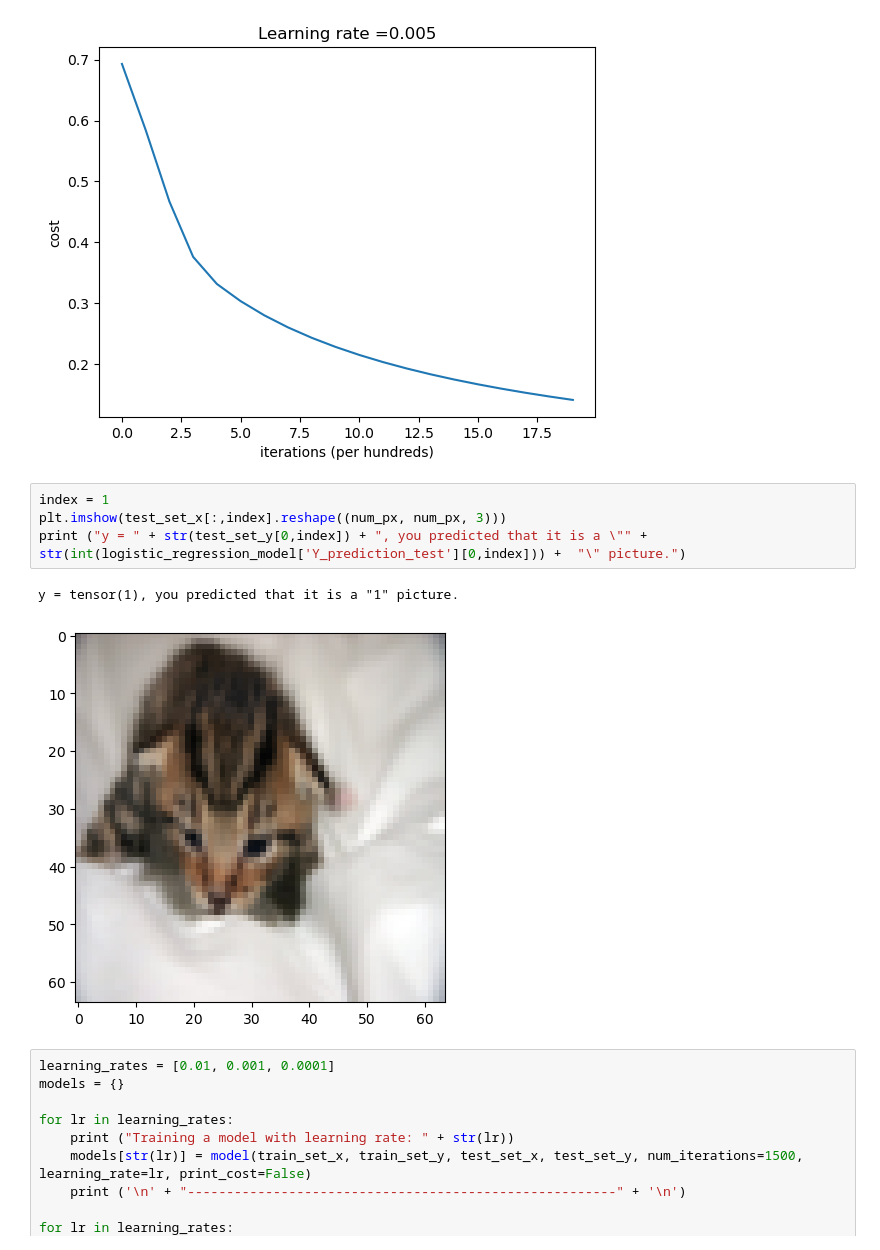
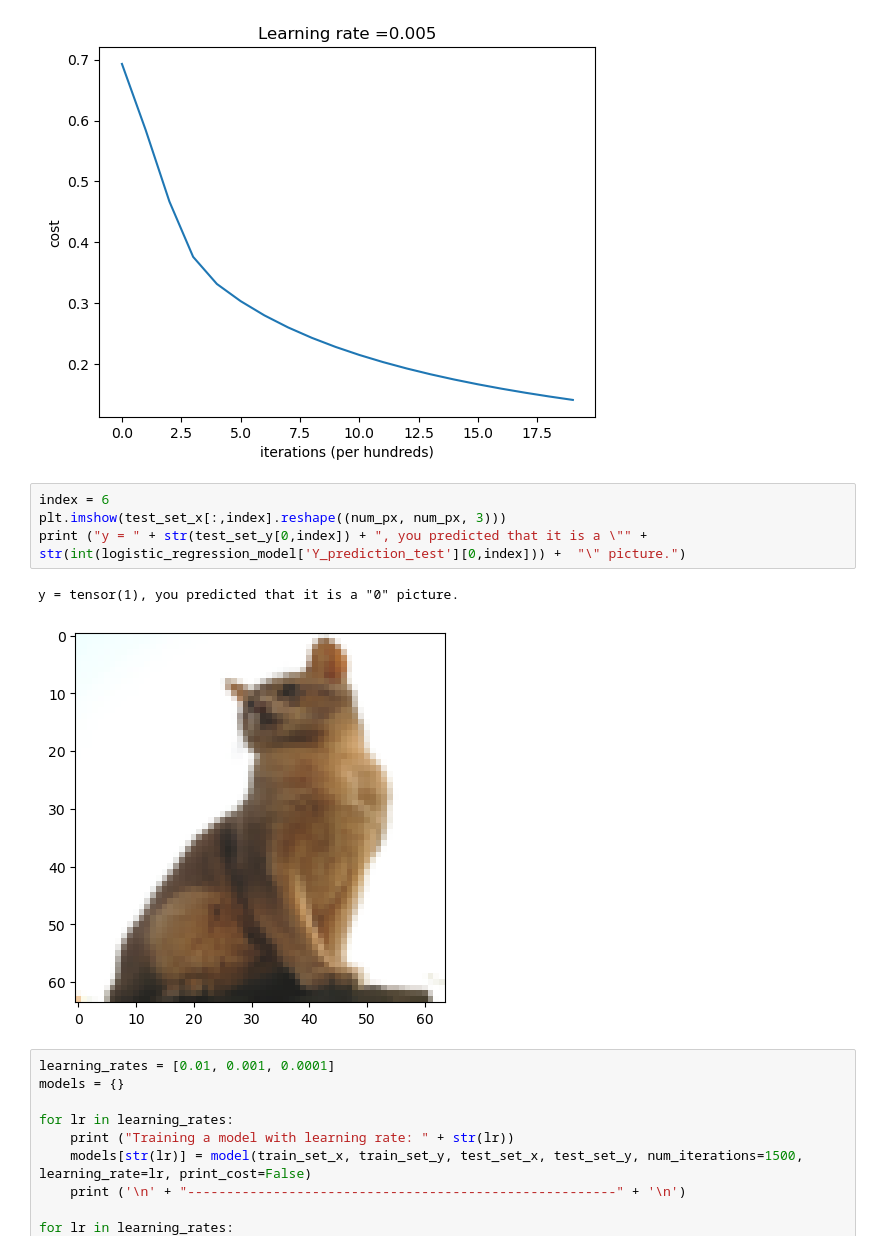
Before and after one commit to caestrada/Deep-Learning-Specialization, a Jupyter notebook: practice-02/logistic-regression-pytorch-1.ipynb, the cells around one changed output. Cells and saved outputs as stored; diff of their text form.

```diff
--- a/practice-02/logistic-regression-pytorch-1.ipynb
+++ b/practice-02/logistic-regression-pytorch-1.ipynb
@@ -278,12 +284,12 @@ plt.show()
 # %% [output]
 [figure]
 # %%
-index = 1
+index = 6
 plt.imshow(test_set_x[:,index].reshape((num_px, num_px, 3)))
 print ("y = " + str(test_set_y[0,index]) + ", you predicted that it is a \"" + str(int(logistic_regression_model['Y_prediction_test'][0,index])) +  "\" picture.")
 # %% [output]
-y = tensor(1), you predicted that it is a "1" picture.
+y = tensor(1), you predicted that it is a "0" picture.
-[figure, old version]
+[figure, new version]
 # %%
 learning_rates = [0.01, 0.001, 0.0001]
 models = {}
```
Also changed, not shown: parts of 5 cells of this notebook.
